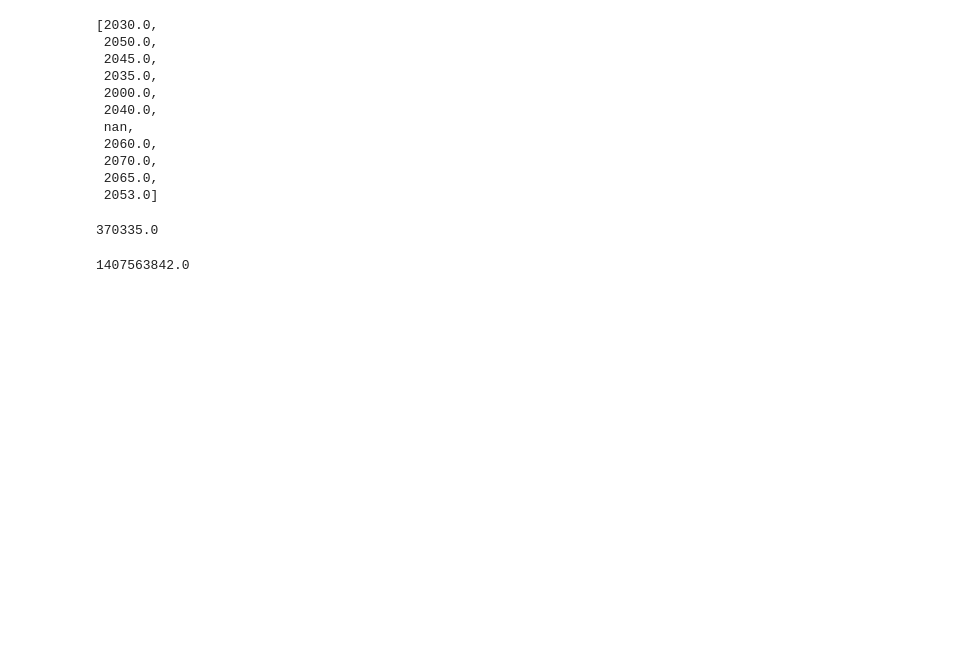
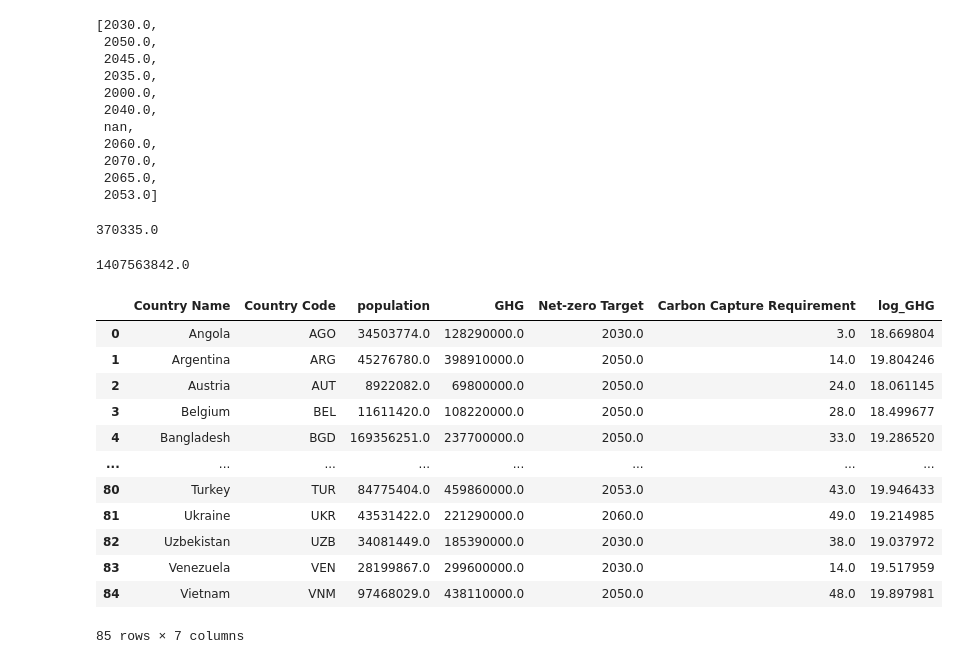
Before and after one commit to jameseconnolly/jameseconnolly.github.io, a Jupyter notebook: GHGAgainstCountryCCS.ipynb, the cells around one changed output. Drawn from its saved outputs; the diff is of its cells as text; code cells hidden in the pictures; blank space fills up the shorter version.

```diff
--- a/GHGAgainstCountryCCS.ipynb
+++ b/GHGAgainstCountryCCS.ipynb
@@ -74,0 +77,16 @@ print(max_value)
+# %%
+df_concat2
+# %% [output]
+|  | Country Name | Country Code | population | GHG | Net-zero Target | Carbon Capture Requirement | log_GHG |
+| 0 | Angola | AGO | 34503774.0 | 128290000.0 | 2030.0 | 3.0 | 18.669804 |
+| 1 | Argentina | ARG | 45276780.0 | 398910000.0 | 2050.0 | 14.0 | 19.804246 |
+| 2 | Austria | AUT | 8922082.0 | 69800000.0 | 2050.0 | 24.0 | 18.061145 |
+| 3 | Belgium | BEL | 11611420.0 | 108220000.0 | 2050.0 | 28.0 | 18.499677 |
+| 4 | Bangladesh | BGD | 169356251.0 | 237700000.0 | 2050.0 | 33.0 | 19.286520 |
+| ... | ... | ... | ... | ... | ... | ... | ... |
+| 80 | Turkey | TUR | 84775404.0 | 459860000.0 | 2053.0 | 43.0 | 19.946433 |
+| 81 | Ukraine | UKR | 43531422.0 | 221290000.0 | 2060.0 | 49.0 | 19.214985 |
+| 82 | Uzbekistan | UZB | 34081449.0 | 185390000.0 | 2030.0 | 38.0 | 19.037972 |
+| 83 | Venezuela | VEN | 28199867.0 | 299600000.0 | 2030.0 | 14.0 | 19.517959 |
+| 84 | Vietnam | VNM | 97468029.0 | 438110000.0 | 2050.0 | 48.0 | 19.897981 |
+85 rows × 7 columns
```
Also changed, not shown: parts of 7 cells of this notebook.
